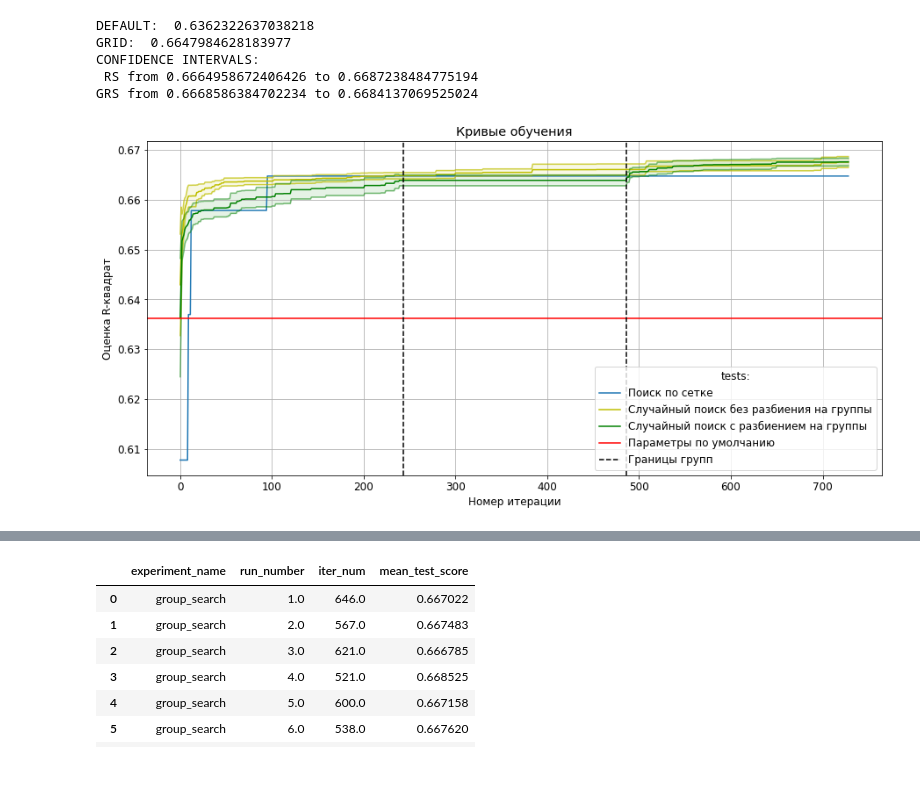
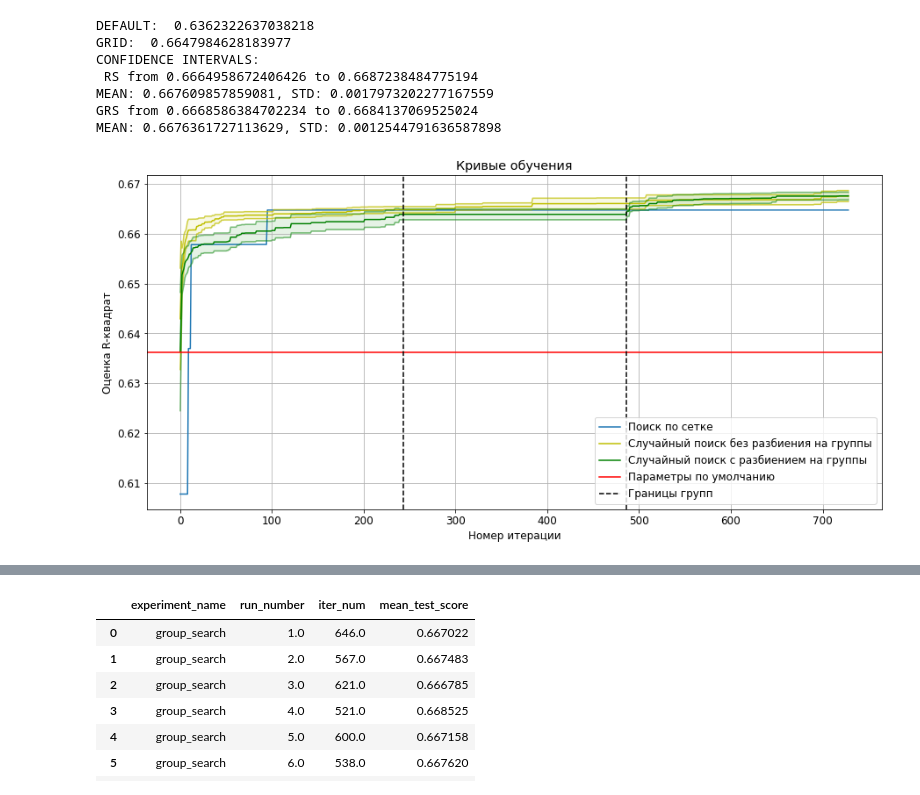
Before and after one commit to HollowPrincess/GradBoostOptim, a Jupyter notebook: full_test/test_1_analysis.ipynb, the cells around one changed output, grey strips where cells are left out. Cells and saved outputs as stored; diff of their text form; code cells hidden in the pictures.

```diff
--- a/full_test/test_1_analysis.ipynb
+++ b/full_test/test_1_analysis.ipynb
@@ -8,7 +8,8 @@ plt.rcParams.update({'font.size': 12})
 # %%
 dataset_name = 'prepared_facebook_data'
 folder_name = 'facebook_comm_vol'
-DIR_WITH_FILES= '../other_data_experiments/{}/'.format(folder_name)
+DIR_WITH_FILES= '../other_data_experiments/{}/first experiment/'.format(folder_name)
+GRAPHS_DIR = '../other_data_experiments/{}/graphs/'.format(folder_name)
 # %%
 grid_df = pd.read_csv(DIR_WITH_FILES+'res_grid_search_{}.csv'.format(dataset_name))
 default_df = pd.read_csv(DIR_WITH_FILES+'res_default_{}.csv'.format(dataset_name))
@@ -79,9 +80,9 @@ for i in random_df.run_number.unique():
 z = 1.96 # for 95% conf interval (coefficient)
 # z = 1.64 # for 90% conf interval
 
-n=random_mean.shape[0]/random_mean.iter_num.max() # now n=9, because 4 runs were made for random search
-random_std=random_mean.groupby(by="iter_num")['mean_test_score'].std() #std
-random_std=(random_std*z)/np.sqrt(n) #confidence interval value
+n=random_mean.shape[0]/random_mean.iter_num.max()
+random_std_real=random_mean.groupby(by="iter_num")['mean_test_score'].std() #std
+random_std=(random_std_real*z)/np.sqrt(n) #confidence interval value
 random_mean=random_mean.groupby(by="iter_num")['mean_test_score'].mean() #mean
 
 
@@ -94,8 +95,8 @@ for i in group_df.run_number.unique():
     group_mean=pd.concat([group_mean, tmp], sort=False)
 
 n=group_mean.shape[0]/group_mean.iter_num.max() # now n=10
-group_std=group_mean.groupby(by="iter_num")['mean_test_score'].std()
-group_std=(group_std*z)/np.sqrt(n)
+group_std_real=group_mean.groupby(by="iter_num")['mean_test_score'].std()
+group_std=(group_std_real*z)/np.sqrt(n)
 group_mean=group_mean.groupby(by="iter_num")['mean_test_score'].mean()
 
 ## DEFAULT performance
@@ -120,35 +121,39 @@ plt.plot(x, lower_random, alpha=0.7, color="y")
 plt.plot(x, upper_random, alpha=0.7, color="y")
 plt.fill_between(x, lower_random, upper_random, alpha=0.1, color="y")
 print("CONFIDENCE INTERVALS:\n RS from {} to {}".format(lower_random.iloc[-1], upper_random.iloc[-1]))
+print("MEAN: {}, STD: {}".format(random_mean.iloc[-1], random_std_real.iloc[-1]))
 
 #conf for group:
 plt.plot(x, group_mean, color="green", label="Случайный поиск с разбиением на группы")
 lower_group=group_mean - group_std
 upper_group=group_mean + group_std
 plt.plot(x, lower_group, alpha=0.5, color="green")
 plt.plot(x, upper_group, alpha=0.5, color="green")
 plt.fill_between(x, lower_group, upper_group, alpha=0.1, color="green")
 print("GRS from {} to {}".format(lower_group.iloc[-1], upper_group.iloc[-1]))
+print("MEAN: {}, STD: {}".format(group_mean.iloc[-1], group_std_real.iloc[-1]))
 
 #line for default values
 plt.axhline(default_perf.values, label="Параметры по умолчанию", color='r')
 
 plt.axvline(243, label="Границы групп", color='k', ls = "--")
 plt.axvline(243*2, color='k', ls = "--")
 
 plt.legend()
 plt.title("Кривые обучения")
 plt.ylabel("Оценка R-квадрат")
 plt.xlabel("Номер итерации")
-plt.savefig(DIR_WITH_FILES+"graphs/scores.jpg")
+plt.savefig(GRAPHS_DIR+"scores.jpg")
 plt.show()
 # %% [output]
 DEFAULT:  0.6362322637038218
 GRID:  0.6647984628183977
 CONFIDENCE INTERVALS:
  RS from 0.6664958672406426 to 0.6687238484775194
+MEAN: 0.667609857859081, STD: 0.0017973202277167559
 GRS from 0.6668586384702234 to 0.6684137069525024
+MEAN: 0.6676361727113629, STD: 0.0012544791636587898
-[figure, old version]
+[figure, new version]
 # %%
 df.loc[df.experiment_name.astype(str).str.contains('default'),[
     'param_alpha', 'param_colsample_bytree', 'param_lambda',
```
Also changed, not shown: parts of 7 cells of this notebook, 39 other files.
